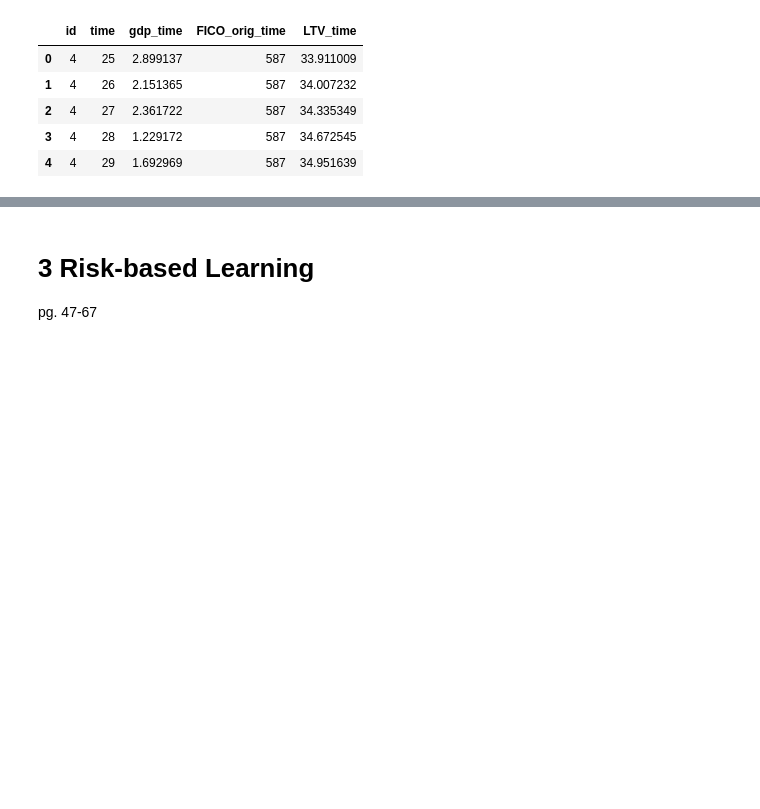
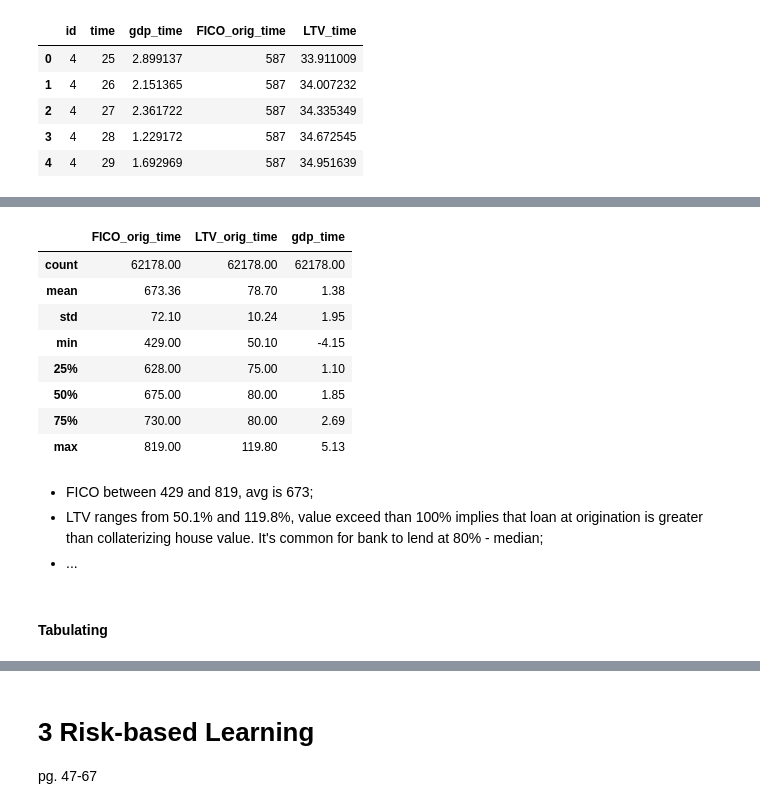
Before and after one commit to lktuan/deep_credit_risk, a Jupyter notebook: notebooks/part1_principle_of_data_learning.ipynb, the cells around one changed output, grey strips where cells are left out. Drawn from its saved outputs; the diff is of its cells as text; code cells hidden in the pictures; blank space fills up the shorter version.

```diff
--- a/notebooks/part1_principle_of_data_learning.ipynb
+++ b/notebooks/part1_principle_of_data_learning.ipynb
@@ -214,0 +266,20 @@ data2.head()
+# %%
+data2 = data[['FICO_orig_time', 'LTV_orig_time', 'gdp_time']]
+
+data2.describe().round(decimals = 2)
+# %% [output]
+|  | FICO_orig_time | LTV_orig_time | gdp_time |
+| count | 62178.00 | 62178.00 | 62178.00 |
+| mean | 673.36 | 78.70 | 1.38 |
+| std | 72.10 | 10.24 | 1.95 |
+| min | 429.00 | 50.10 | -4.15 |
+| 25% | 628.00 | 75.00 | 1.10 |
+| 50% | 675.00 | 80.00 | 1.85 |
+| 75% | 730.00 | 80.00 | 2.69 |
+| max | 819.00 | 119.80 | 5.13 |
+# %% [markdown]
+- FICO between 429 and 819, avg is 673;
+- LTV ranges from 50.1% and 119.8%, value exceed than 100% implies that loan at origination is greater than collaterizing house value. It's common for bank to lend at 80% - median;
+- ...
+# %% [markdown]
+#### Tabulating
```
Also changed, not shown: parts of 50 cells of this notebook, 1 other file.
